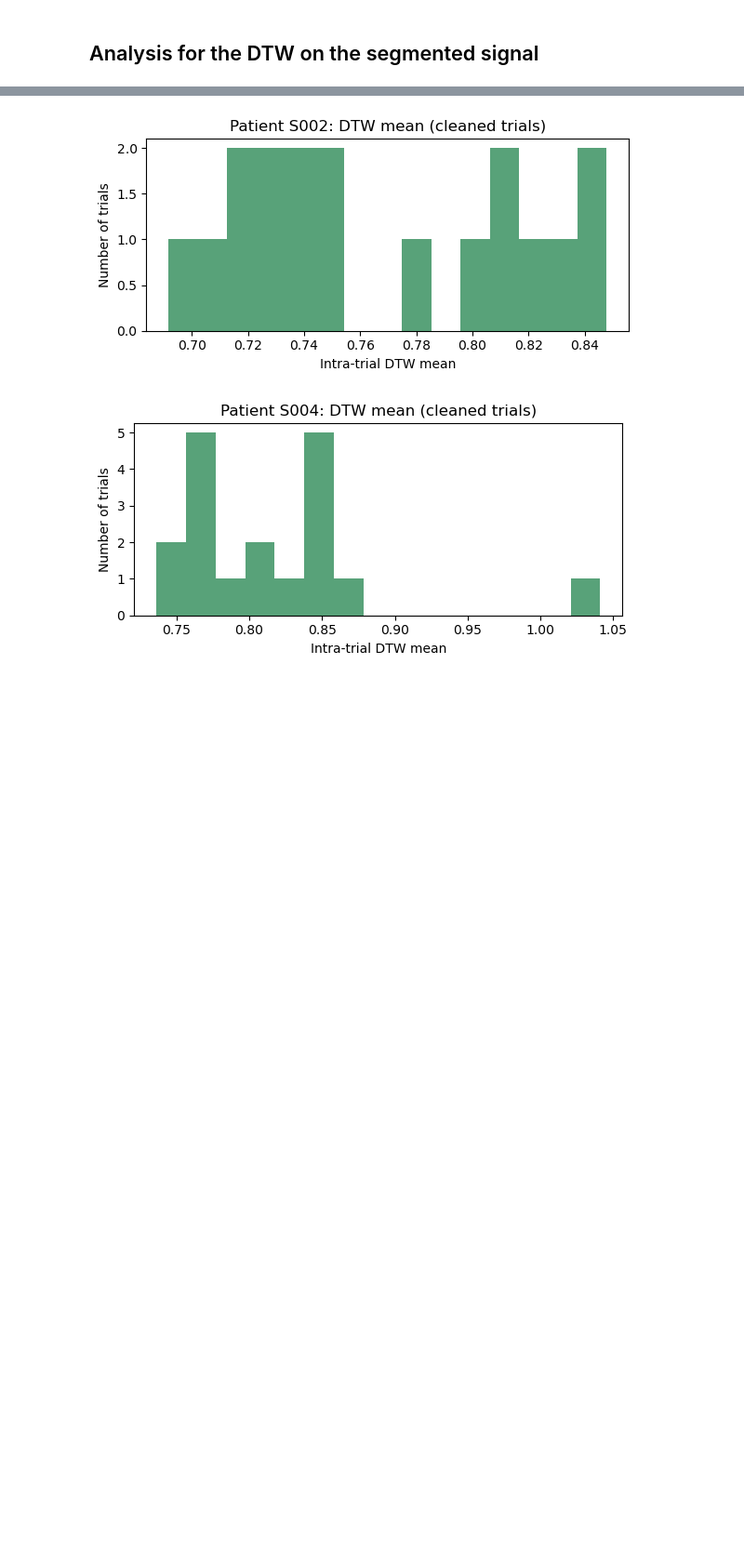
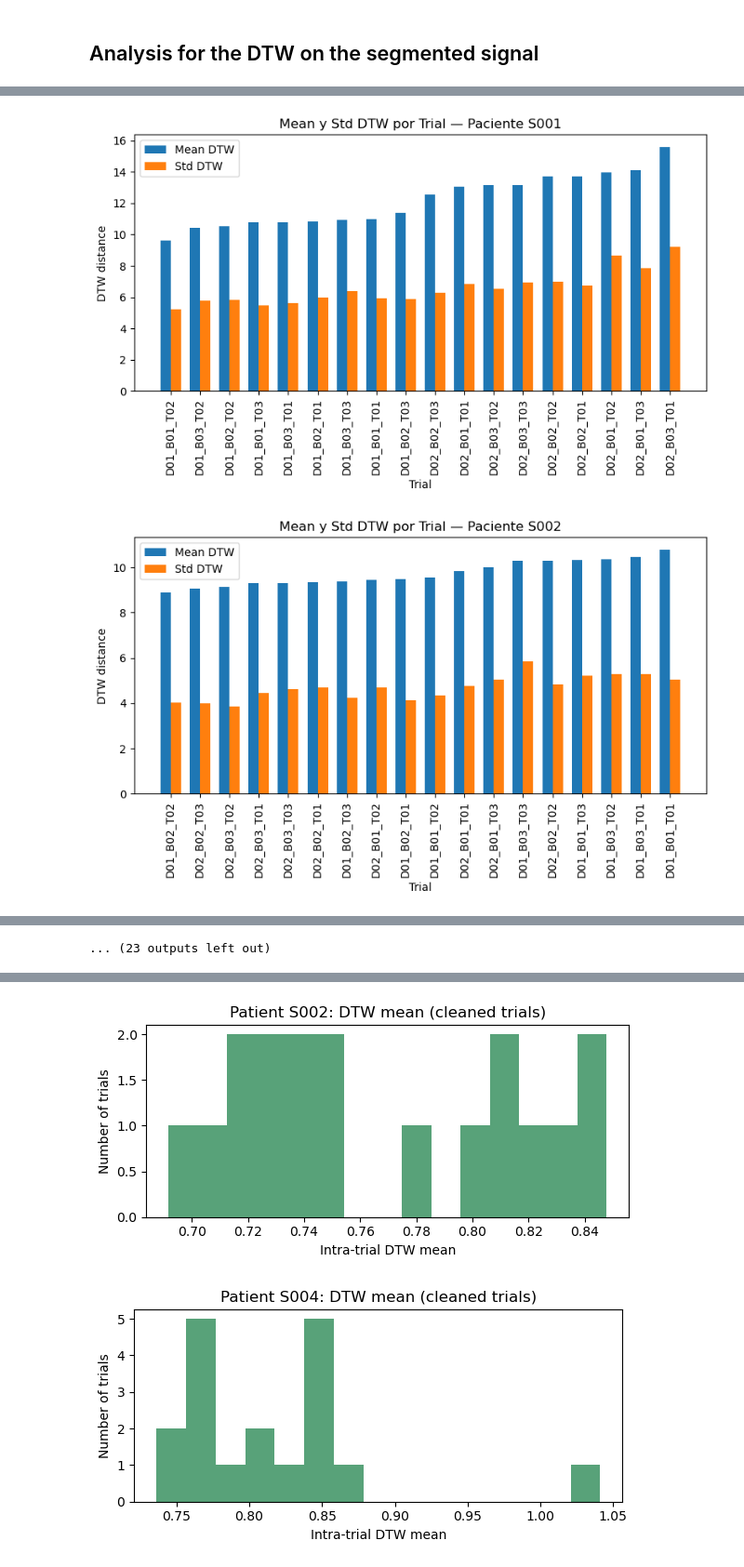
Before and after one commit to carmare13/Gait-Stability, a Jupyter notebook: NoteBooks/DTW.ipynb, the cells around one changed output, grey strips where cells are left out. Shown at 93% size. Saved outputs shown, nothing was run; the diff lists cells and outputs as text; code cells hidden in the pictures; blank space fills up the shorter version.

```diff
--- a/NoteBooks/DTW.ipynb
+++ b/NoteBooks/DTW.ipynb
@@ -253,0 +253,25 @@ CSV preview:
+# %%
+# Cargar archivo con columnas patient_id, trial_id, n_cycles, n_pairs, mean, median, std
+df = pd.read_csv('DTW segmented/dtw_intra_trial_stats_cdist_G01.csv')
+
+for pid in df['patient_id'].unique():
+    dfp = df[df['patient_id'] == pid].sort_values('mean')
+
+    labels = [re.sub(r'^.*?(D.*)$', r'\1', tid) for tid in dfp['trial_id']]
+    x = range(len(labels))
+    width = 0.35
+
+    plt.figure(figsize=(8,5))
+    plt.bar(x, dfp['mean'], width=width, label='Mean DTW')
+    plt.bar([i + width for i in x], dfp['std'], width=width, label='Std DTW')
+
+    plt.title(f'Mean y Std DTW por Trial — Paciente {pid}')
+    plt.xlabel('Trial')
+    plt.ylabel('DTW distance')
+    plt.xticks([i + width/2 for i in x], labels, rotation=90)
+    plt.legend()
+    plt.tight_layout()
+    plt.show()
+# %% [output]
+[figure, added]
+[figure, added]
@@ -254,3 +288,4 @@ CSV preview:
+... (23 outputs left out)
 # %%
 # Define Threshold
 df_stats = pd.read_csv(csv_path)
```
Also changed, not shown: parts of 6 cells of this notebook, 9 other files.
